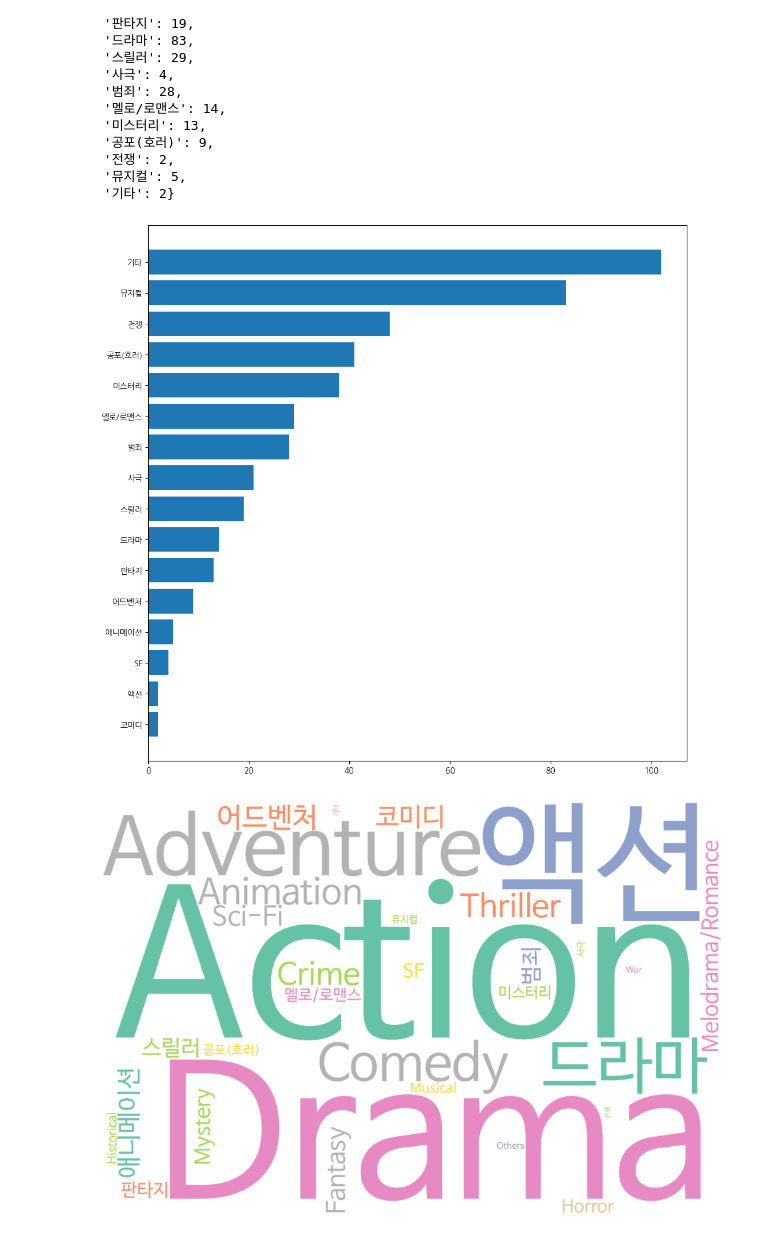
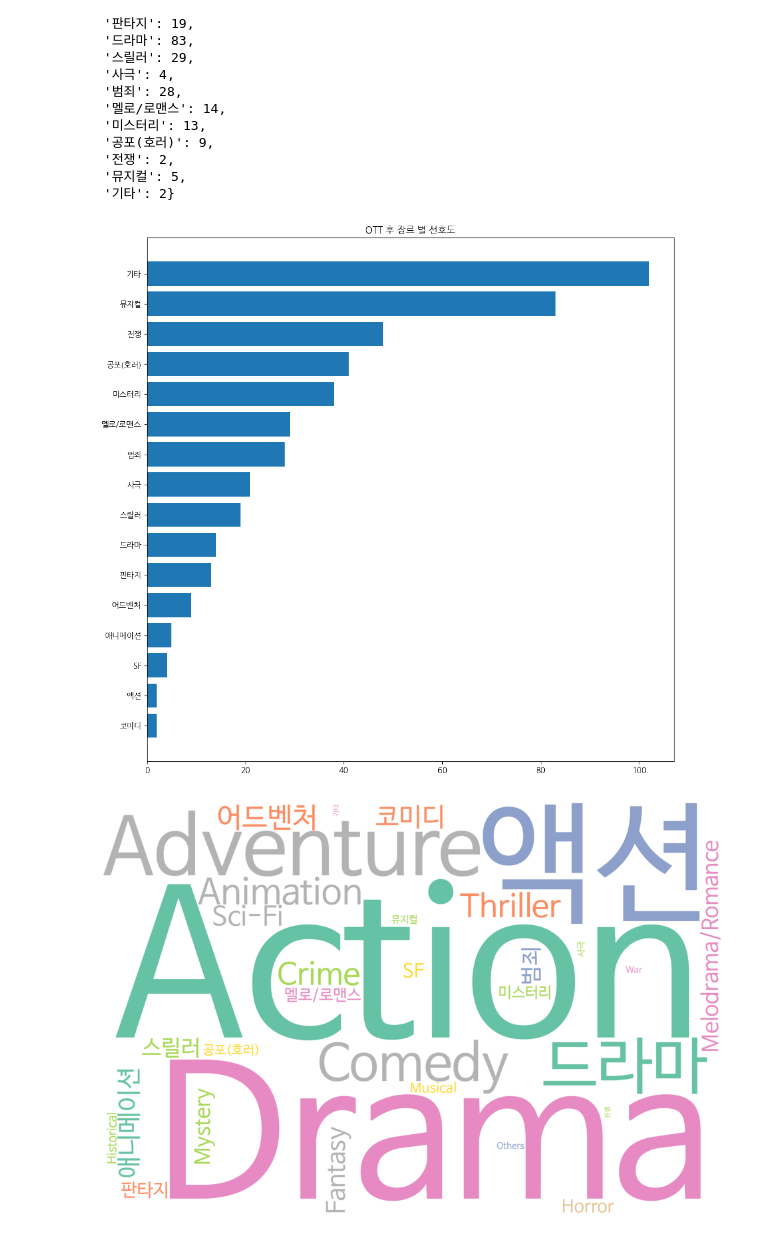
Before and after one commit to addinedu-ros-8th/eda-repo-1, a Jupyter notebook: src/ott_bef_aft_genre_analysis.ipynb, the cells around one changed output. Saved outputs shown, nothing was run; the diff lists cells and outputs as text; code cells hidden in the pictures.

```diff
--- a/src/ott_bef_aft_genre_analysis.ipynb
+++ b/src/ott_bef_aft_genre_analysis.ipynb
@@ -292,15 +292,15 @@ genre_count_aft_eng = {
 # %%
 sorted_genre_num_aftOTT = dict(sorted(genre_num_aftOTT.items(), key=lambda x: x[1]))
 
 plt.figure(figsize=(12, 12))               # 이미지 사이즈를 설정하고 이미지 생성
 y_height = range(0, len(sorted_genre_num_aftOTT))       # y축 높이 지정
 plt.barh(y_height, sorted_genre_num_aftOTT.values())     # 수평막대 그리기
-plt.title("")      #  차트 제목 설정
+plt.title("OTT 후 장르 별 선호도")      #  차트 제목 설정
 plt.yticks(y_height, genre_num_aftOTT.keys())
 plt.savefig('aft_graph.png')
 plt.show()
 # %% [output]
-[figure, old version]
+[figure, new version]
 # %%
 genre_count_aft.update(genre_count_aft_eng)
 # %%
```
Also changed, not shown: parts of 1 cell of this notebook.
